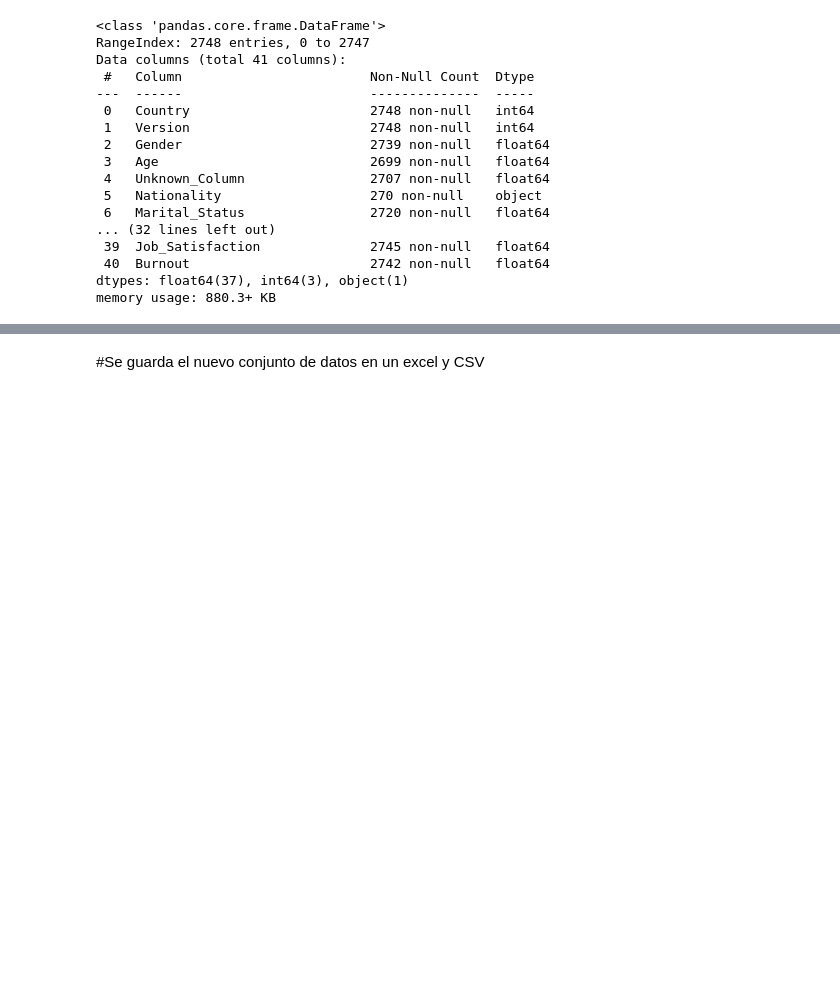
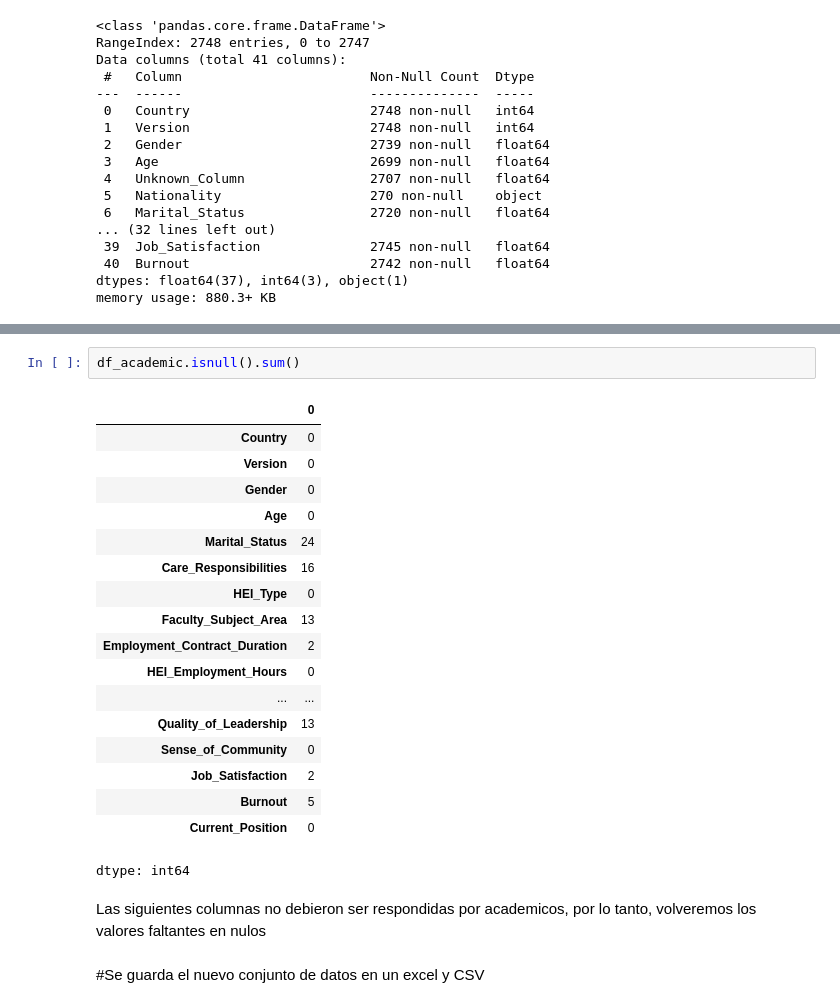
Before and after one commit to EduardoAve/Labour-well-being, a Jupyter notebook: Data_preparation.ipynb, the cells around one changed output, grey strips where cells are left out. Cells and saved outputs as stored; diff of their text form; blank space fills up the shorter version.

```diff
--- a/Data_preparation.ipynb
+++ b/Data_preparation.ipynb
@@ -241,4 +301,27 @@ df.isnull().sum()
 dtype: int64
+# %%
+df_academic.isnull().sum()
+# %% [output]
+|  | 0 |
+| Country | 0 |
+| Version | 0 |
+| Gender | 0 |
+| Age | 0 |
+| Marital_Status | 24 |
+| Care_Responsibilities | 16 |
+| HEI_Type | 0 |
+| Faculty_Subject_Area | 13 |
+| Employment_Contract_Duration | 2 |
+| HEI_Employment_Hours | 0 |
+| ... | ... |
+| Quality_of_Leadership | 13 |
+| Sense_of_Community | 0 |
+| Job_Satisfaction | 2 |
+| Burnout | 5 |
+| Current_Position | 0 |
+dtype: int64
+# %% [markdown]
+Las siguientes columnas no debieron ser respondidas por academicos, por lo tanto, volveremos los valores faltantes en nulos
 # %% [markdown]
 #Se guarda el nuevo conjunto de datos en un excel y CSV
 # %%
```
Also changed, not shown: parts of 24 cells of this notebook.
